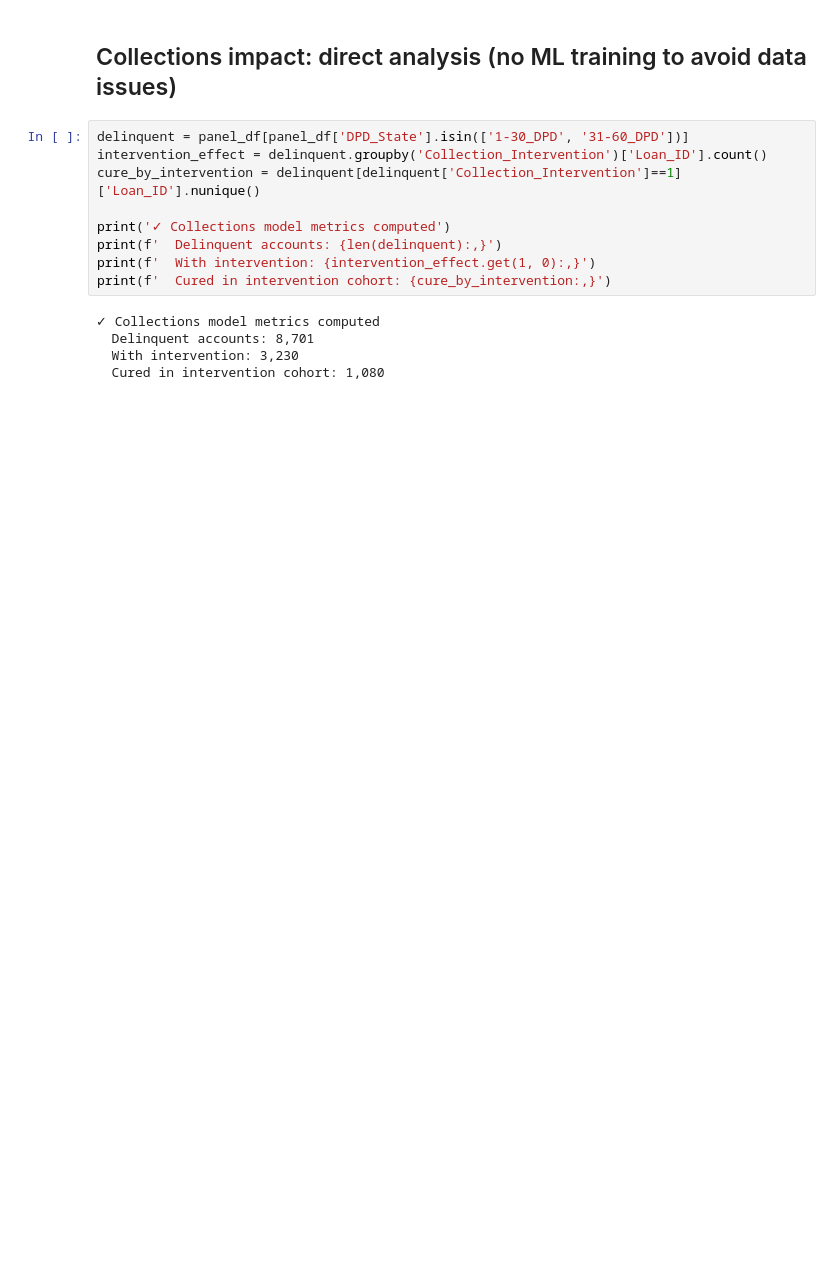
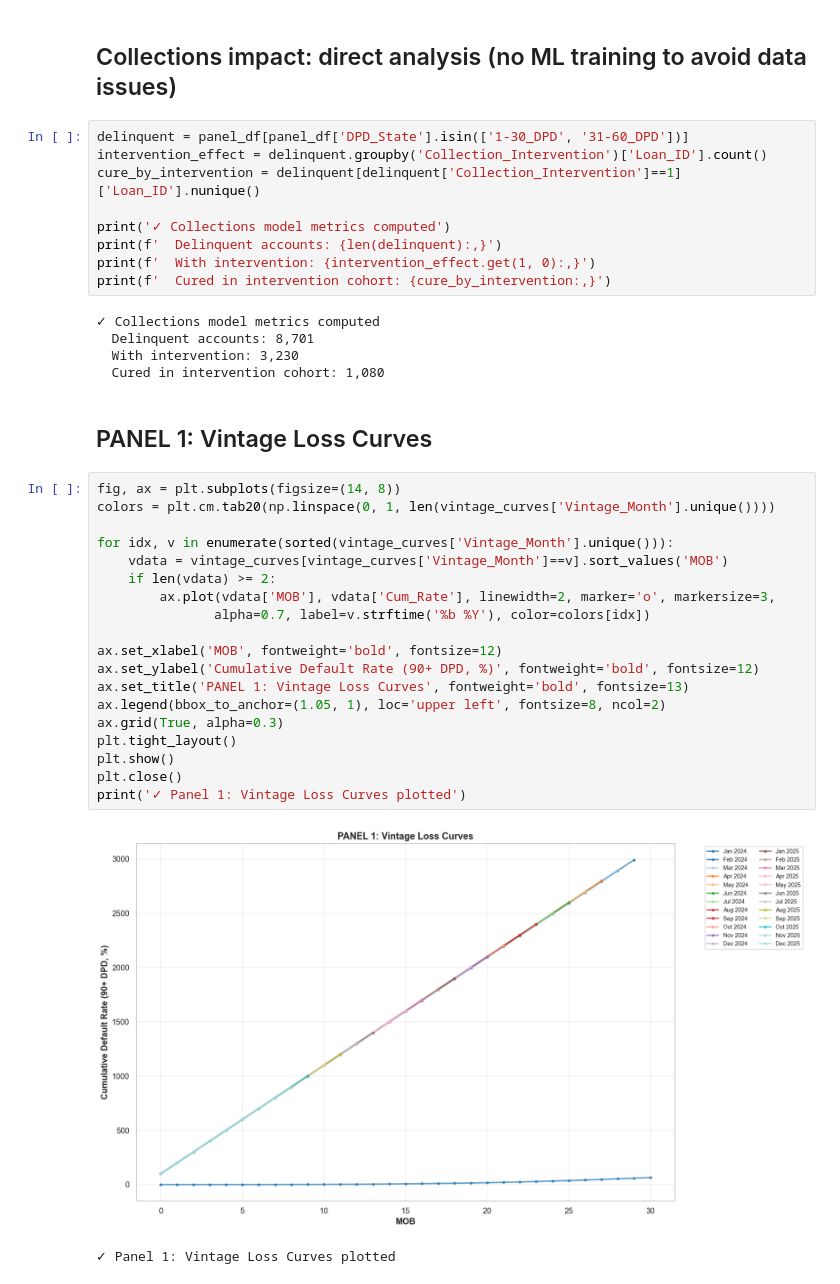
Before and after one commit to kariuki392/DataAnalysisProject26-Monthly-Loan-Portfolio-Roll-Rate-Vintage-Analysis-Engine, a Jupyter notebook: notebooks/LoanPortfolioRollRate&VintageAnalysisEngine.ipynb, the cells around one changed output. Cells and saved outputs as stored; diff of their text form; blank space fills up the shorter version.

Commit message:
Addition of Panel 1: Vintage Loss Curves plotted

```diff
--- a/notebooks/LoanPortfolioRollRate&VintageAnalysisEngine.ipynb
+++ b/notebooks/LoanPortfolioRollRate&VintageAnalysisEngine.ipynb
@@ -138,3 +141,27 @@ print(f'  Cured in intervention cohort: {cure_by_intervention:,}')
   Delinquent accounts: 8,701
   With intervention: 3,230
   Cured in intervention cohort: 1,080
+# %% [markdown]
+## PANEL 1: Vintage Loss Curves
+# %%
+fig, ax = plt.subplots(figsize=(14, 8))
+colors = plt.cm.tab20(np.linspace(0, 1, len(vintage_curves['Vintage_Month'].unique())))
+
+for idx, v in enumerate(sorted(vintage_curves['Vintage_Month'].unique())):
+    vdata = vintage_curves[vintage_curves['Vintage_Month']==v].sort_values('MOB')
+    if len(vdata) >= 2:
+        ax.plot(vdata['MOB'], vdata['Cum_Rate'], linewidth=2, marker='o', markersize=3,
+               alpha=0.7, label=v.strftime('%b %Y'), color=colors[idx])
+
+ax.set_xlabel('MOB', fontweight='bold', fontsize=12)
+ax.set_ylabel('Cumulative Default Rate (90+ DPD, %)', fontweight='bold', fontsize=12)
+ax.set_title('PANEL 1: Vintage Loss Curves', fontweight='bold', fontsize=13)
+ax.legend(bbox_to_anchor=(1.05, 1), loc='upper left', fontsize=8, ncol=2)
+ax.grid(True, alpha=0.3)
+plt.tight_layout()
+plt.show()
+plt.close()
+print('✓ Panel 1: Vintage Loss Curves plotted')
+# %% [output]
+[figure, added]
+✓ Panel 1: Vintage Loss Curves plotted
```
Also changed, not shown: parts of 1 cell of this notebook.
